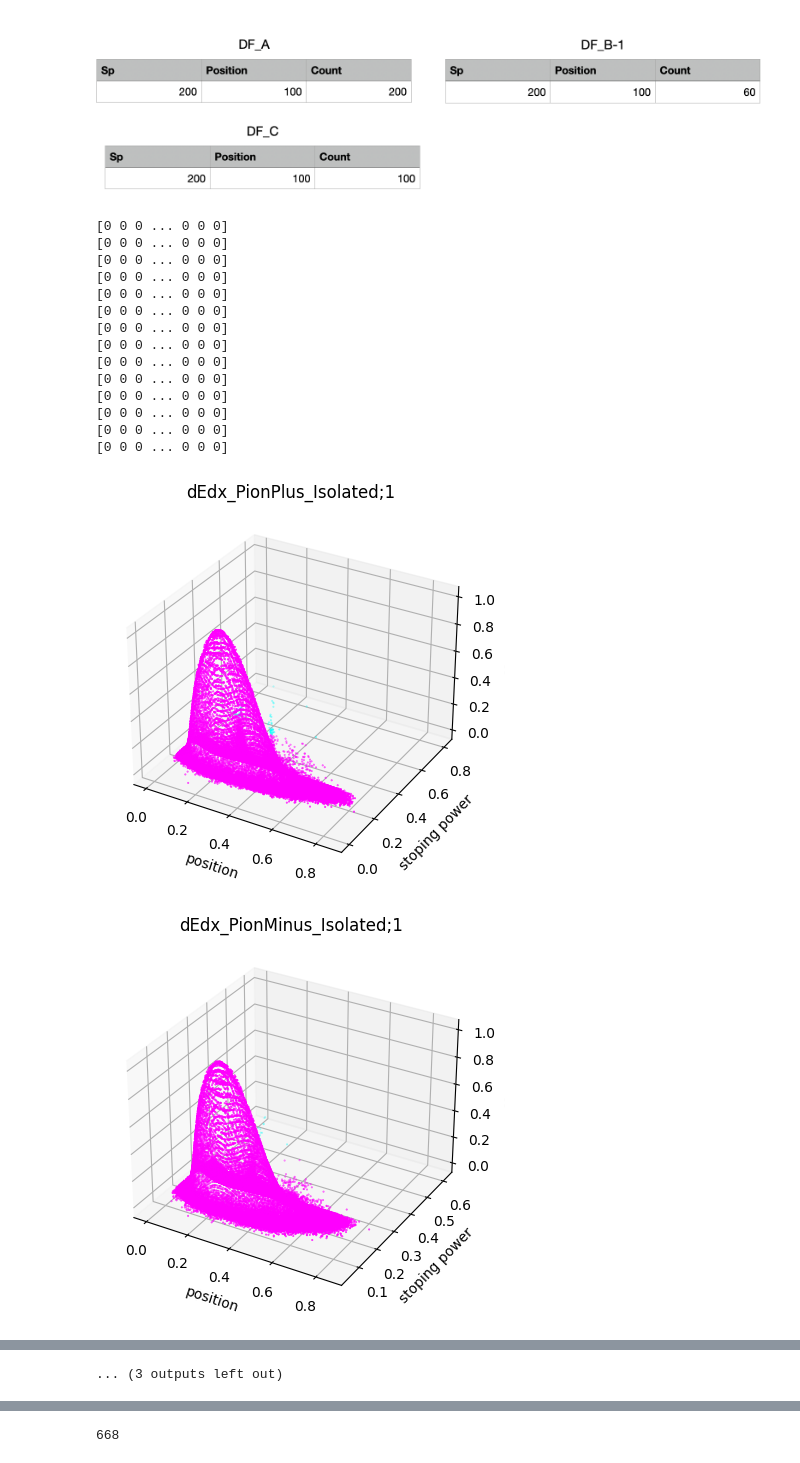
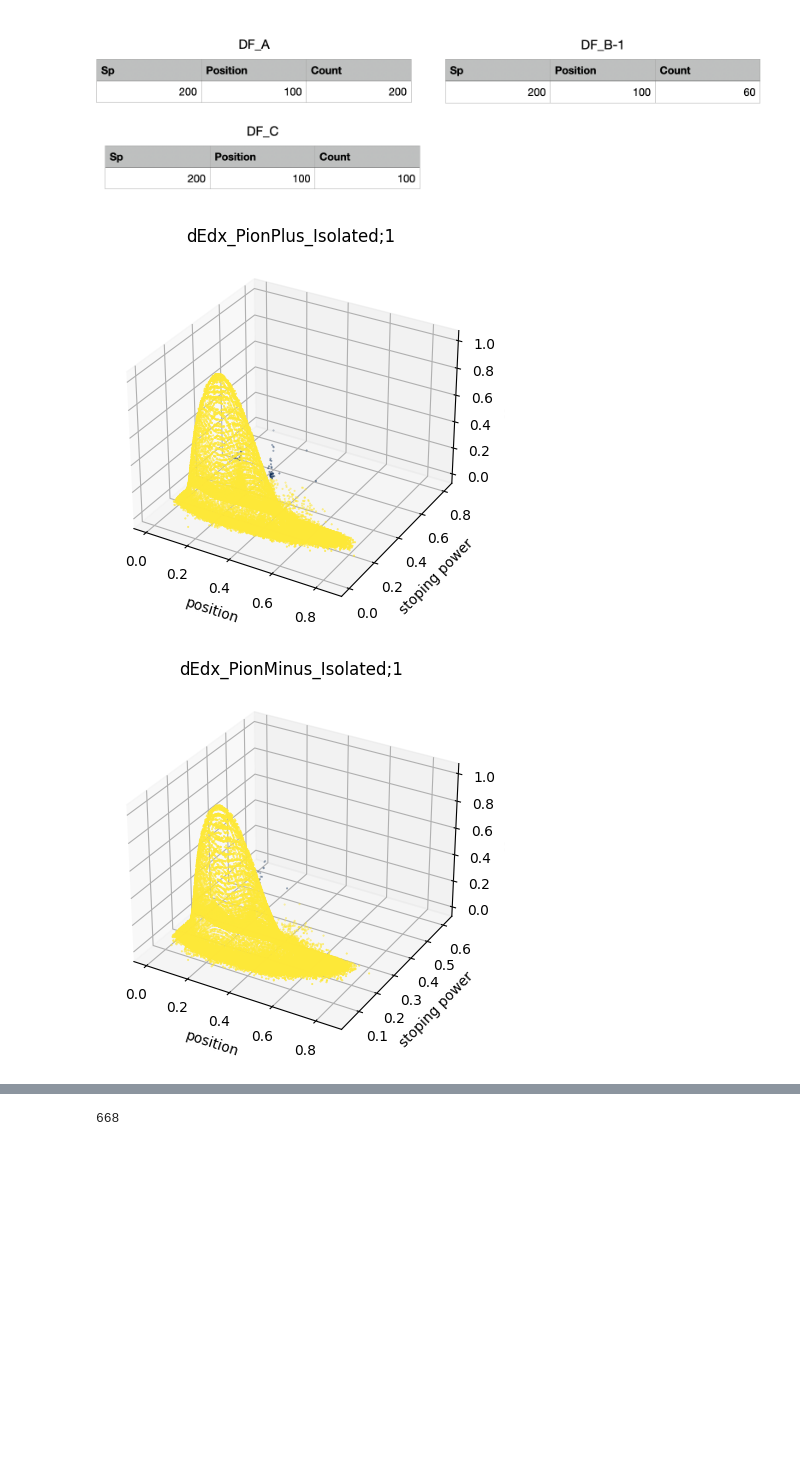
Before and after one commit to DaveStutler/G9, a Jupyter notebook: TEAM_FRIENDSHIP_PARTICLES_WOOOOO.ipynb, the cells around one changed output, grey strips where cells are left out. Drawn from its saved outputs; the diff is of its cells as text; code cells hidden in the pictures; blank space fills up the shorter version.

```diff
--- a/TEAM_FRIENDSHIP_PARTICLES_WOOOOO.ipynb
+++ b/TEAM_FRIENDSHIP_PARTICLES_WOOOOO.ipynb
@@ -746,6 +746,13 @@ sns.heatmap(holygrail.corr(), annot = True, vmin = -1, vmax = 1, center = 0, lin
 [figure]
 # %% [markdown]
 ## Creating Model then Training and Testing
+# %%
+X_train = norm_train[['stopping power', 'position']]
+y_train = norm_train.drop(['stopping power', 'position'], axis=1)
+
+
+X_test = norm_test[['stopping power', 'position']]
+y_test = norm_test.drop(['stopping power', 'position'], axis=1)
 # %%
 # note, the way the dataframe is formatting is by saying the count of each particle that collided at that stopping power and position
 # we want to use this to determine the likelihood that given a certain stopping power and position, a particule will collide there
@@ -772,13 +779,13 @@ classifier.add(Dense(units = len(X_train.columns), activation = 'linear', input_
 classifier.add(Dense(units=12, activation=LeakyReLU(alpha=0.01))) # to introduce non linearity
 classifier.add(Dense(units=12, activation=LeakyReLU(alpha=0.01)))
 classifier.add(Dense(units=12, activation=LeakyReLU(alpha=0.01)))
-classifier.add(Dense(units = 2, activation = 'linear'))
+classifier.add(Dense(units = len(y_train.columns), activation = 'linear'))
 
 
 classifier.compile(loss='MSE', optimizer='adam', metrics=['MSE'])
 
 
-history = classifier.fit(X_train, y_train, batch_size = 32, epochs = 50, verbose = True)
+history = classifier.fit(X_train, y_train, batch_size = 32, epochs = 8, verbose = True)
 
 yhat_test = classifier.predict(X_test.astype(float))
 
@@ -967,49 +966,36 @@ from sklearn.cluster import DBSCAN
 from sklearn.datasets import make_moons
 import matplotlib.pyplot as plt
 
 # for circular data
 sample_size = 30000
 counter = 0
 graphs = []
+my_labs = []
 for feature in circle_features:
   if feature.shape[0] <= 30000:
     samp_circle = feature
   else:
     samp_circle = feature.sample(n=sample_size, random_state=42)
     feature_array = samp_circle.values
 
   dbscan = DBSCAN(eps=0.1, min_samples=400)
   dbscan.fit(feature_array)
   labels = dbscan.labels_
 
   fig = plt.figure()
   ax = fig.add_subplot(111, projection='3d')
-  ax.scatter(feature_array[:, 0], feature_array[:, 1], feature_array[:, 2], c=labels, cmap='cool', s=0.2)
+  ax.scatter(feature_array[:, 0], feature_array[:, 1], feature_array[:, 2], c=labels, cmap='cividis', s=0.2)
 
-
+  my_labs.append(labels)
   ax.set_xlabel("position")
   ax.set_ylabel("stoping power")
   ax.set_zlabel("count")
   ax.set_title(features[counter])
   counter += 1
-  print(labels)
+
   graphs.append(fig)
 for graph in graphs:
   plt.show()
 # %% [output]
-[0 0 0 ... 0 0 0]
-[0 0 0 ... 0 0 0]
-[0 0 0 ... 0 0 0]
-[0 0 0 ... 0 0 0]
-[0 0 0 ... 0 0 0]
-[0 0 0 ... 0 0 0]
-[0 0 0 ... 0 0 0]
-[0 0 0 ... 0 0 0]
-[0 0 0 ... 0 0 0]
-[0 0 0 ... 0 0 0]
-[0 0 0 ... 0 0 0]
-[0 0 0 ... 0 0 0]
-[0 0 0 ... 0 0 0]
-[0 0 0 ... 0 0 0]
-[figure, old version]
+[figure, new version]
-[figure, old version]
+[figure, new version]
@@ -1025 +1010,0 @@ for graph in graphs:
-... (3 outputs left out)
```
Also changed, not shown: parts of 3 cells of this notebook.
